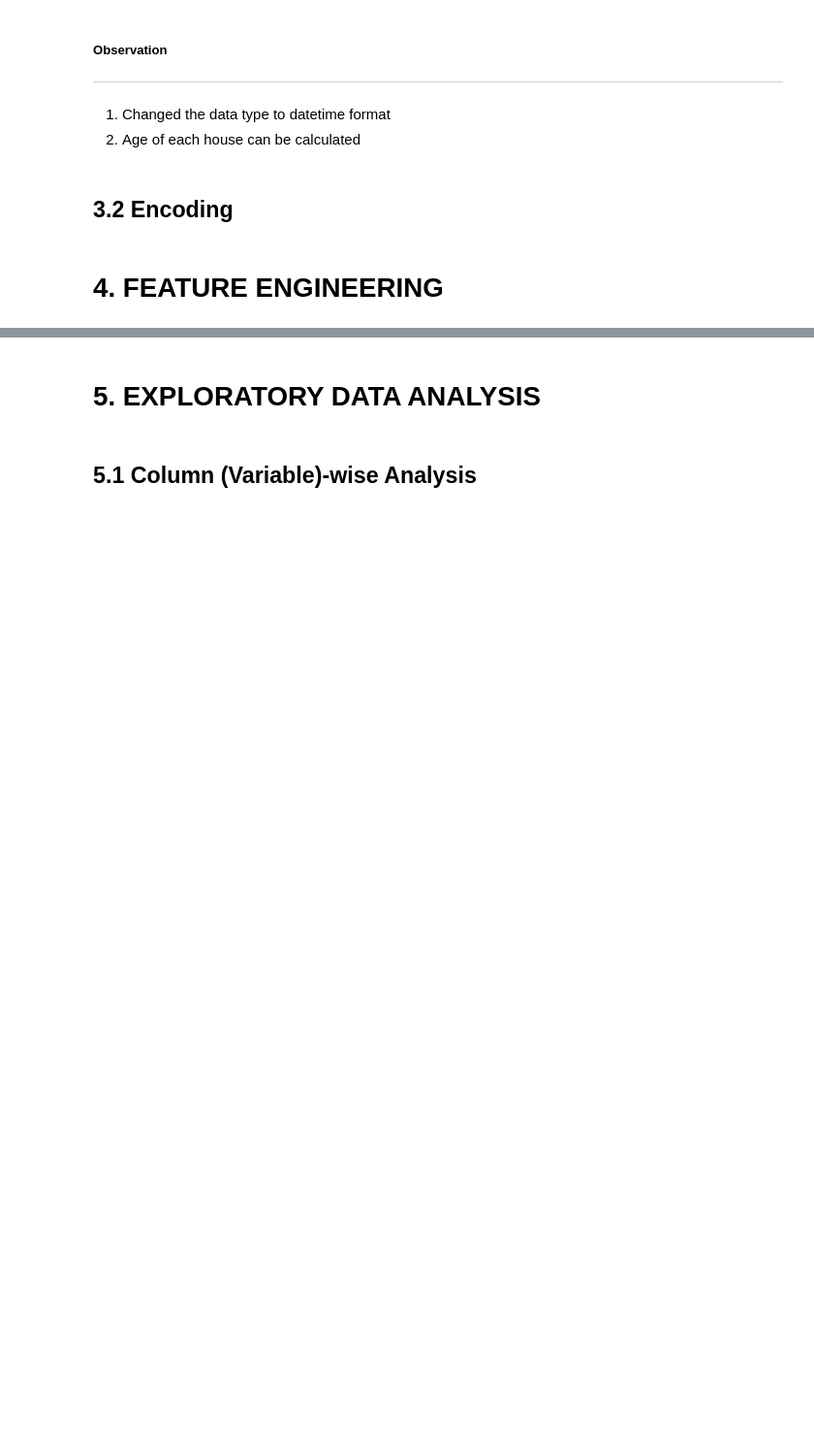
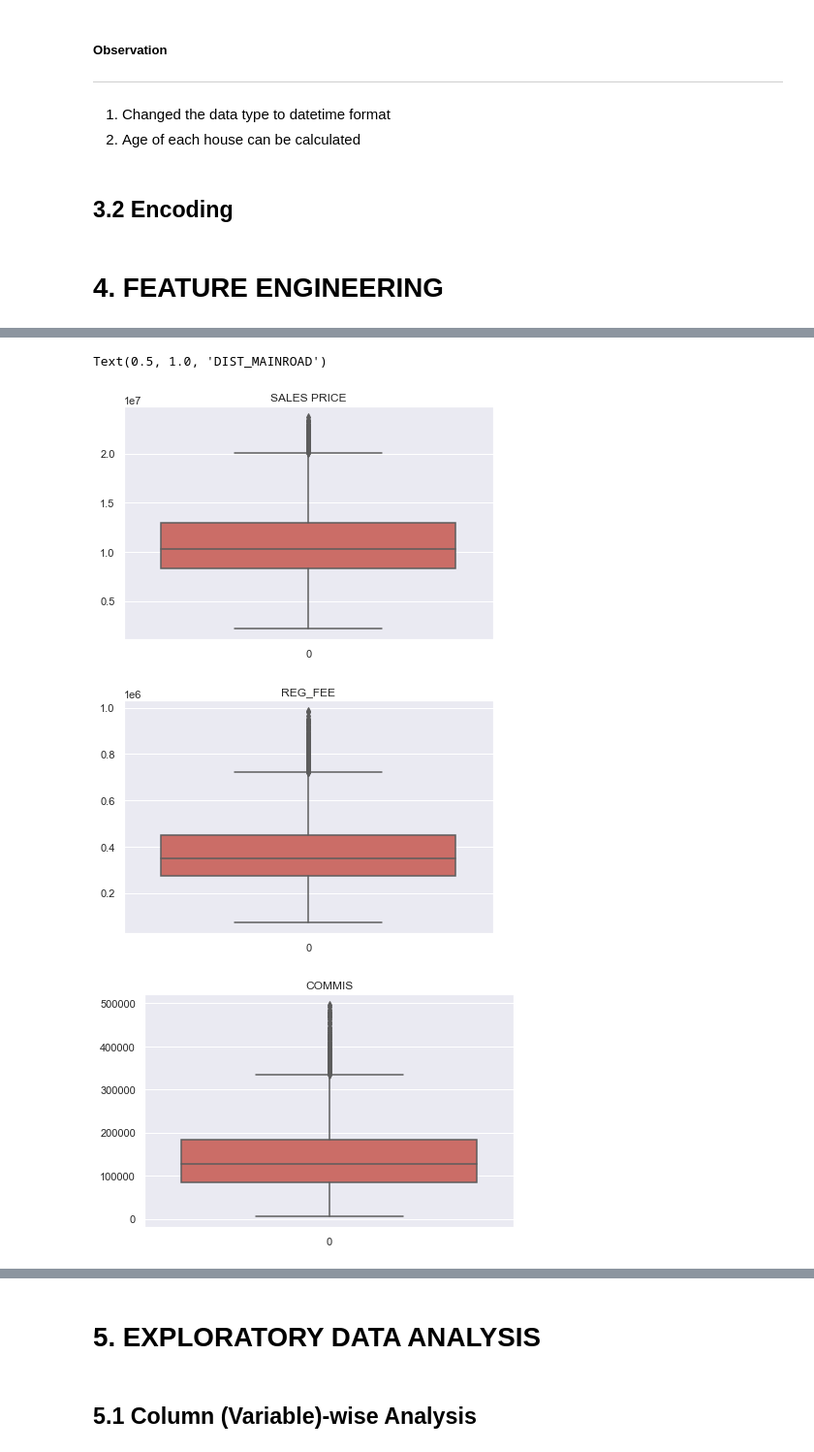
Before and after one commit to Jeyramana/House_Price_Predict, a Jupyter notebook: House_Price_Predict.ipynb, the cells around one changed output, grey strips where cells are left out. Shown at 97% size. Cells and saved outputs as stored; diff of their text form; code cells hidden in the pictures; blank space fills up the shorter version.

```diff
--- a/House_Price_Predict.ipynb
+++ b/House_Price_Predict.ipynb
@@ -580,0 +583,4 @@ df[['DATE_BUILD', 'DATE_SALE']].head()
+# %%
+# Create Age of the Building coloumn HOUSE_AGE
+df['HOUSE_AGE'] = ((df.DATE_SALE - df.DATE_BUILD)/np.timedelta64(1, 'Y')).astype('int')
+df.head()
@@ -580,0 +596,4 @@ df[['DATE_BUILD', 'DATE_SALE']].head()
+# %%
+# No need for DATE_BUILD & DATE_SALE
+df = df.drop(['DATE_SALE', 'DATE_BUILD'], axis=1)
+df.head()
@@ -580,0 +626,35 @@ df[['DATE_BUILD', 'DATE_SALE']].head()
+# %%
+plt.figure(figsize=(15, 15))
+plt.subplot(321)
+sns.boxplot(data=df.loc[:, 'SALES_PRICE'])
+plt.title('SALES PRICE')
+
+plt.figure(figsize=(15, 15))
+plt.subplot(322)
+sns.boxplot(data=df.loc[:, 'REG_FEE'])
+plt.title('REG_FEE')
+
+plt.figure(figsize=(15, 15))
+plt.subplot(323)
+sns.boxplot(data=df.loc[:, 'COMMIS'])
+plt.title('COMMIS')
+
+plt.figure(figsize=(15, 15))
+plt.subplot(324)
+sns.boxplot(data=df.loc[:, 'INT_SQFT'])
+plt.title('INT_SQFT')
+
+plt.figure(figsize=(15, 15))
+plt.subplot(323)
+sns.boxplot(data=df.loc[:, 'HOUSE_AGE'])
+plt.title('HOUSE_AGE')
+
+plt.figure(figsize=(15, 15))
+plt.subplot(324)
+sns.boxplot(data=df.loc[:, 'DIST_MAINROAD'])
+plt.title('DIST_MAINROAD')
+# %% [output]
+Text(0.5, 1.0, 'DIST_MAINROAD')
+[figure, added]
+[figure, added]
+[figure, added]
```
Also changed, not shown: parts of 9 cells of this notebook.
